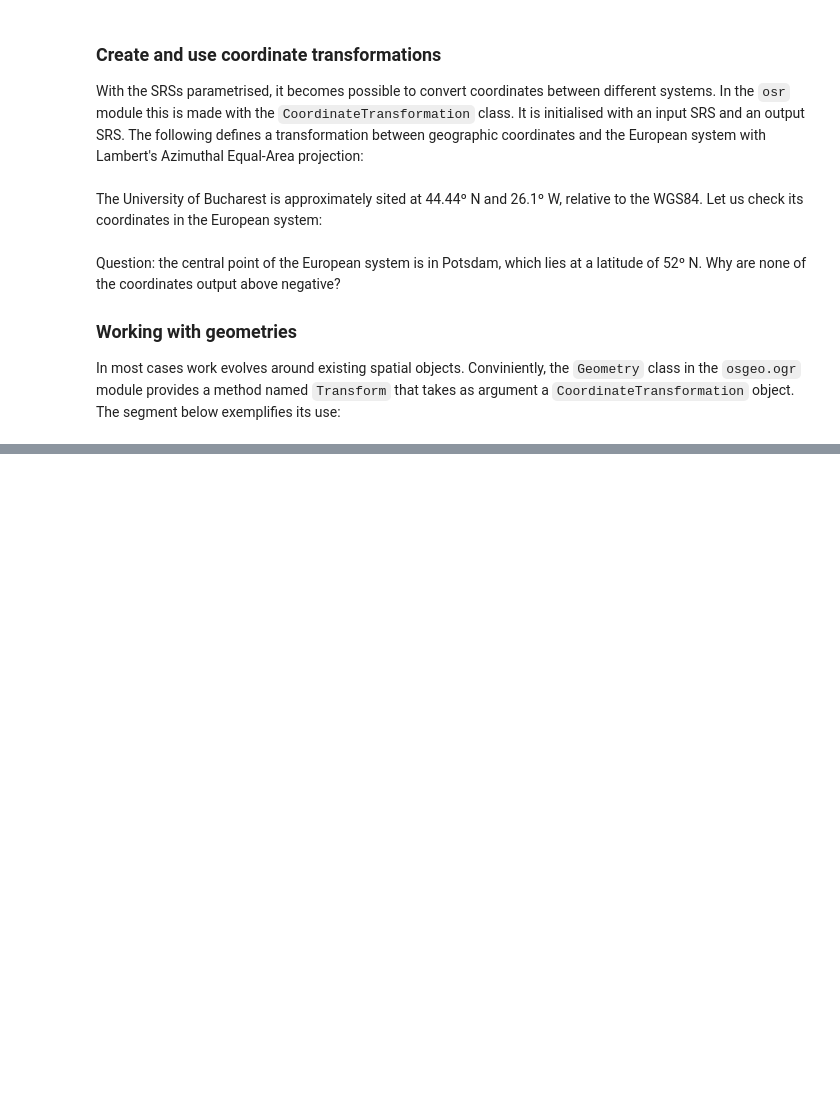
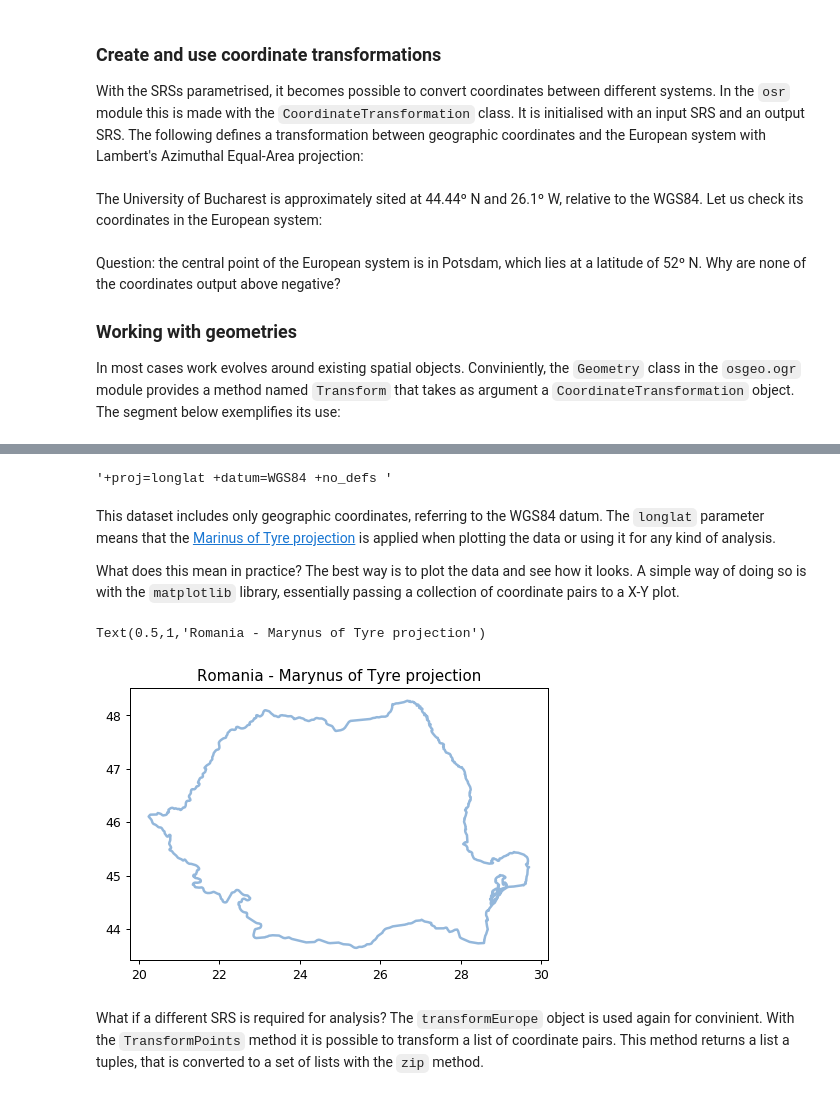
Before and after one commit to ldesousa/geopython-workshop, a Jupyter notebook: workshop/jupyter/content/notebooks/03-projections.ipynb, the cells around one changed output, grey strips where cells are left out. Saved outputs shown, nothing was run; the diff lists cells and outputs as text; code cells hidden in the pictures; blank space fills up the shorter version.

```diff
--- a/workshop/jupyter/content/notebooks/03-projections.ipynb
+++ b/workshop/jupyter/content/notebooks/03-projections.ipynb
@@ -89,0 +88,31 @@ Note how the transformation modified the `Geometry` object itself.
+# %%
+from shapely.geometry import Polygon
+
+driver = ogr.GetDriverByName("GPKG")
+dataSource = driver.Open("../data/romania.gpkg", 0)
+layer = dataSource.GetLayer()
+feature = layer.GetNextFeature()
+ref = feature.GetGeometryRef()
+ref.GetSpatialReference().ExportToProj4()
+# %% [output]
+'+proj=longlat +datum=WGS84 +no_defs '
+# %% [markdown]
+This dataset includes only geographic coordinates, referring to the WGS84 datum. The `longlat` parameter means that the [Marinus of Tyre projection](https://en.wikipedia.org/wiki/Marinus_of_Tyre) is applied when plotting the data or using it for any kind of analysis.
+
+What does this mean in practice? The best way is to plot the data and see how it looks. A simple way of doing so is with the `matplotlib` library, essentially passing a collection of coordinate pairs to a X-Y plot.
+# %%
+from matplotlib import pyplot as plt
+import shapely.wkb
+
+borders = shapely.wkb.loads(feature.GetGeometryRef().ExportToWkb())
+x,y = borders.geoms[0].exterior.xy
+fig = plt.figure(1, dpi=90)
+ax = fig.add_subplot(111)
+ax.plot(x, y, color='#6699cc', alpha=0.7,
+    linewidth=2, solid_capstyle='round', zorder=2)
+ax.set_title('Romania - Marynus of Tyre projection')
+# %% [output]
+Text(0.5,1,'Romania - Marynus of Tyre projection')
+[figure, added]
+# %% [markdown]
+What if a different SRS is required for analysis? The `transformEurope` object is used again for convinient. With the `TransformPoints` method it is possible to transform a list of coordinate pairs. This method returns a list a tuples, that is converted to a set of lists with the `zip` method.
```
Also changed, not shown: parts of 9 cells of this notebook, 1 other file.
